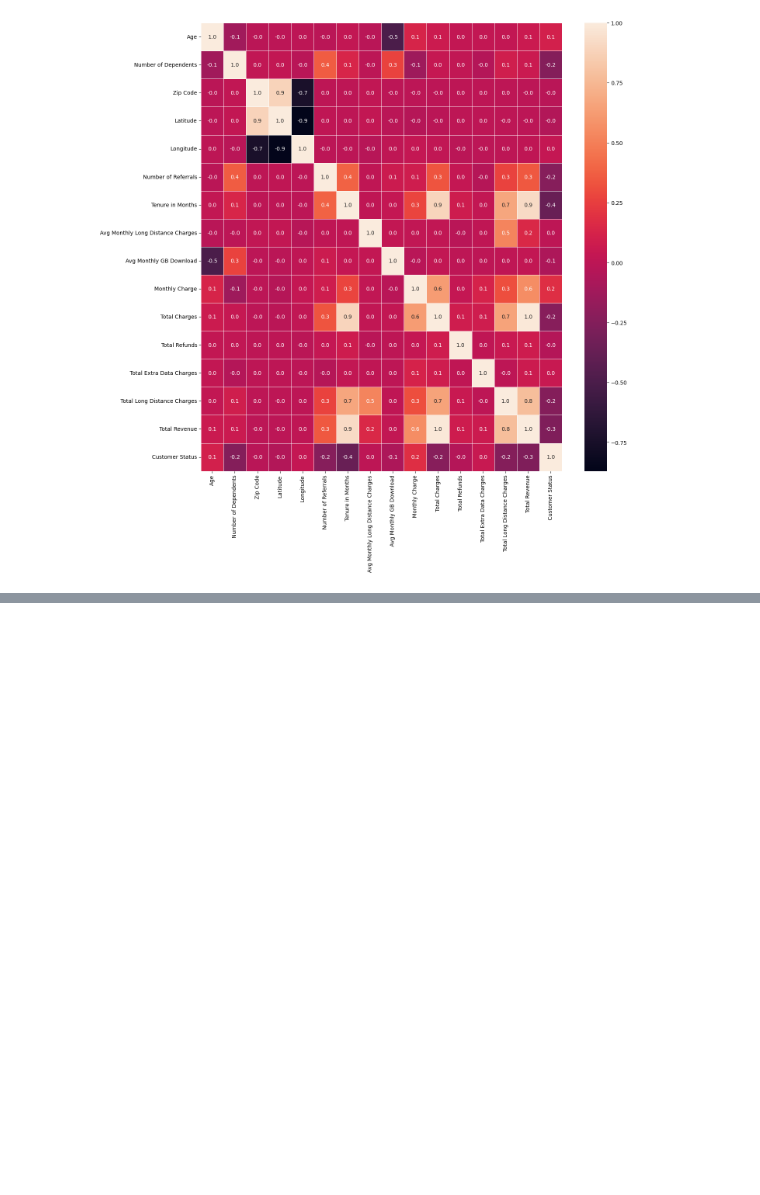
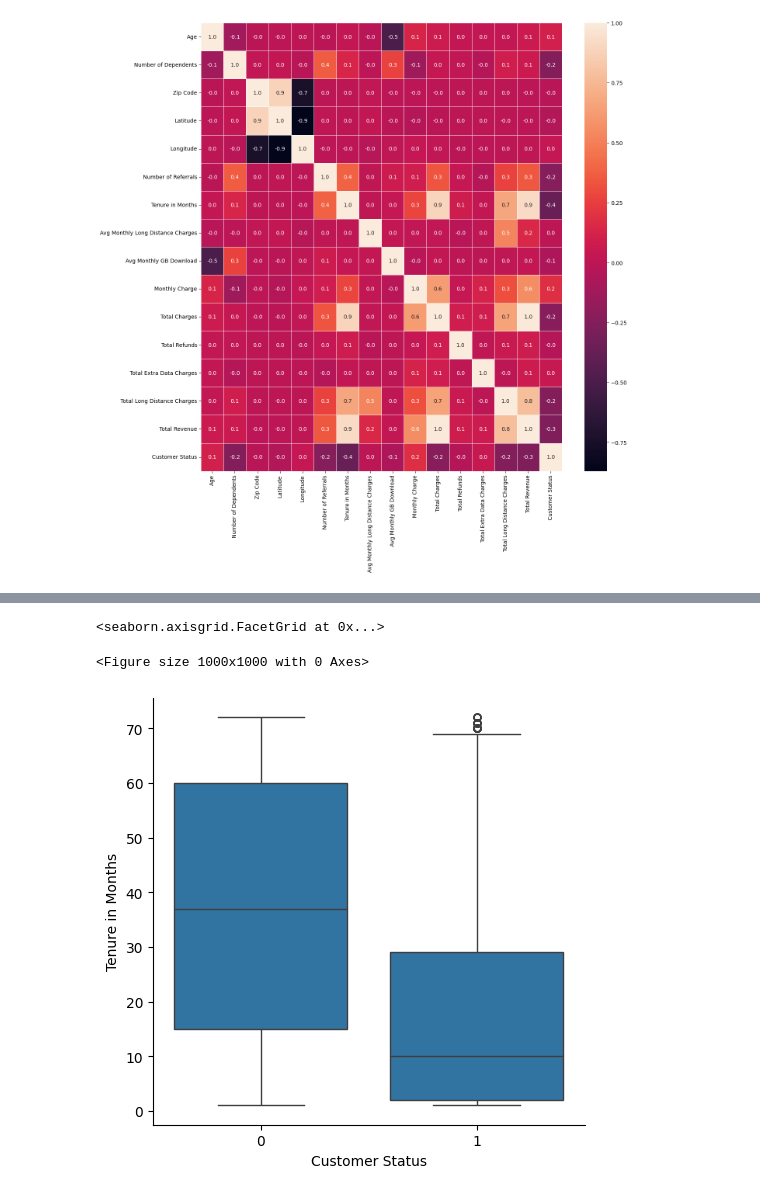
Before and after one commit to cognaiger9/DataMining, a Jupyter notebook: project.ipynb, the cells around one changed output, grey strips where cells are left out. Drawn from its saved outputs; the diff is of its cells as text; code cells hidden in the pictures; blank space fills up the shorter version.

```diff
--- a/project.ipynb
+++ b/project.ipynb
@@ -235,0 +166,8 @@ plt.show()
+# %%
+# boxplot of customer status vs. tenure
+plt.figure(figsize=(10, 10))
+sns.catplot(data=train_df, x='Customer Status', y='Tenure in Months', kind='box')
+# %% [output]
+<seaborn.axisgrid.FacetGrid at 0x...>
+<Figure size 1000x1000 with 0 Axes>
+[figure, added]
```
Also changed, not shown: parts of 26 cells of this notebook.
